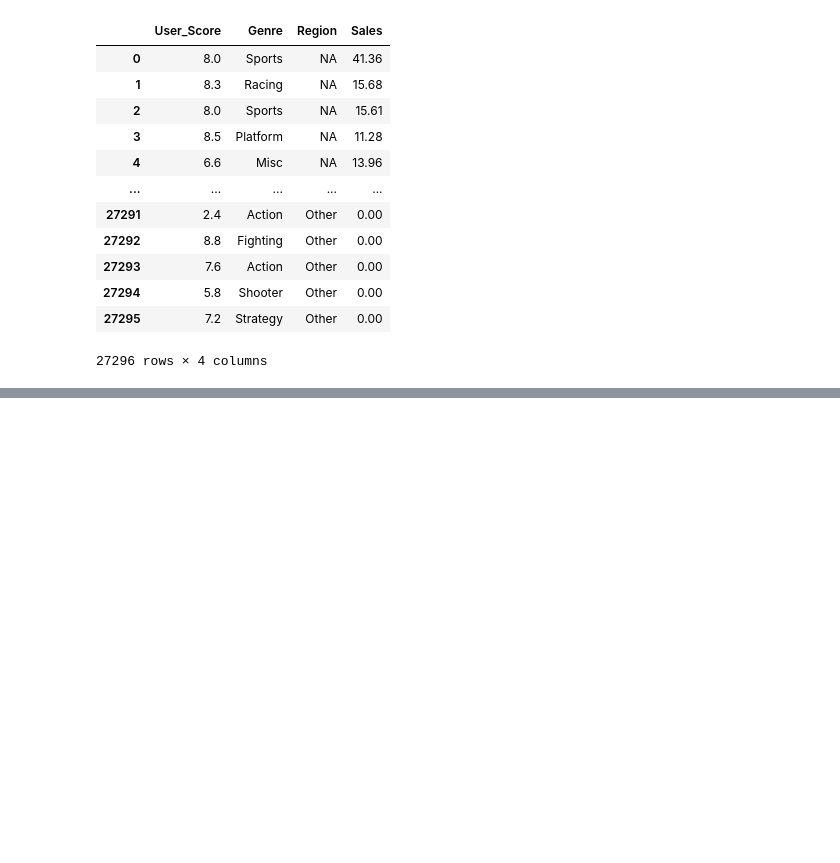
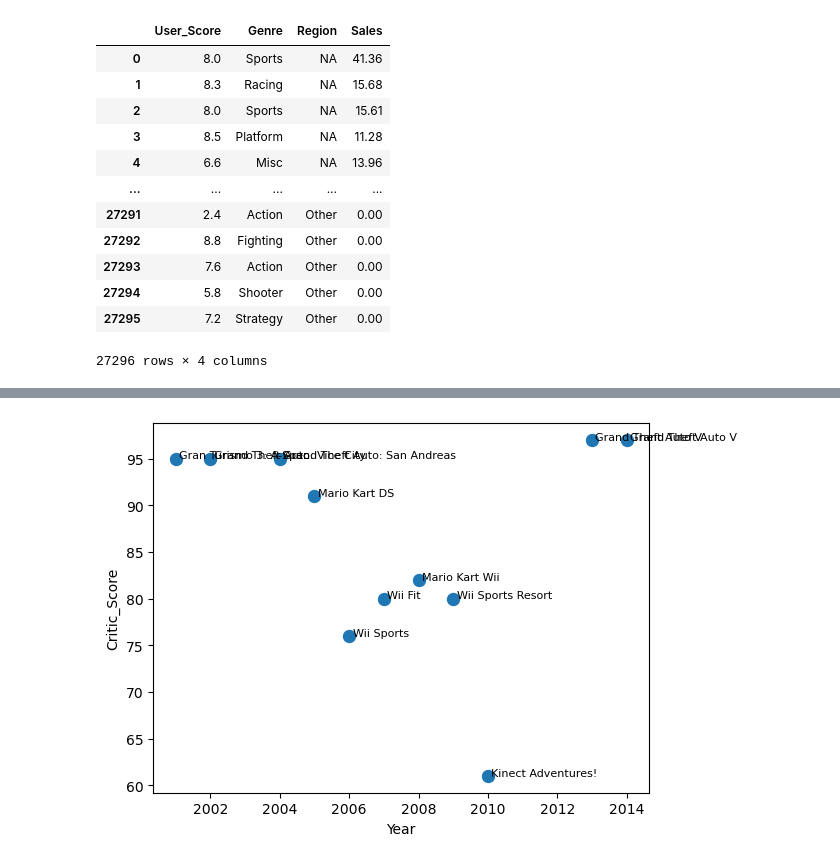
Before and after one commit to YanaStefanovich/EDA-Video-Game-Sales, a Jupyter notebook: Games.ipynb, the cells around one changed output, grey strips where cells are left out. Cells and saved outputs as stored; diff of their text form; code cells hidden in the pictures; blank space fills up the shorter version.

```diff
--- a/Games.ipynb
+++ b/Games.ipynb
@@ -437,3 +431,5 @@ critic_sales = df[['Year', 'Global', 'Name', 'Critic_Score']]
 critic_sales_max = critic_sales[
     critic_sales.groupby('Year')['Global'].transform('max') == critic_sales['Global']
 ]
+critic_sales_max = critic_sales_max[critic_sales_max['Name'].isin(top_games)]
+print(critic_sales_max)
@@ -493,0 +469,7 @@ ax.set_yticks(range(0, 11))
+# %%
+plot_df_1 = critic_sales_max.sort_values('Year')
+ax = sns.scatterplot(data=plot_df_1, x='Year', y='Critic_Score', s=110, color='tab:blue')
+for _, r in plot_df_1.iterrows():
+    ax.text(r['Year']+0.1, r['Critic_Score']+0.03, r['Name'], fontsize=8)
+# %% [output]
+[figure, added]
```
Also changed, not shown: parts of 11 cells of this notebook.
